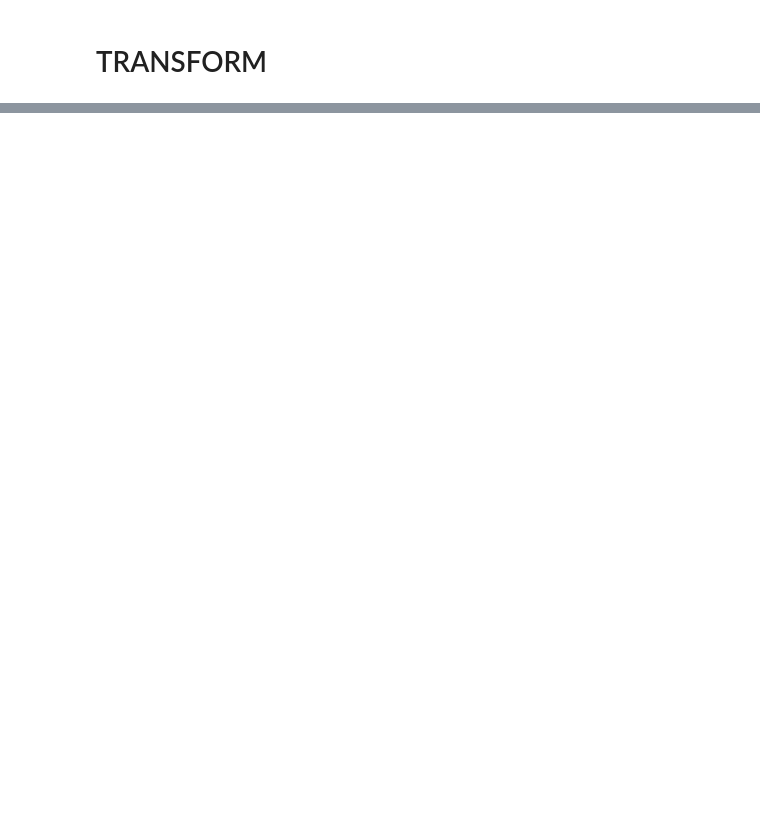
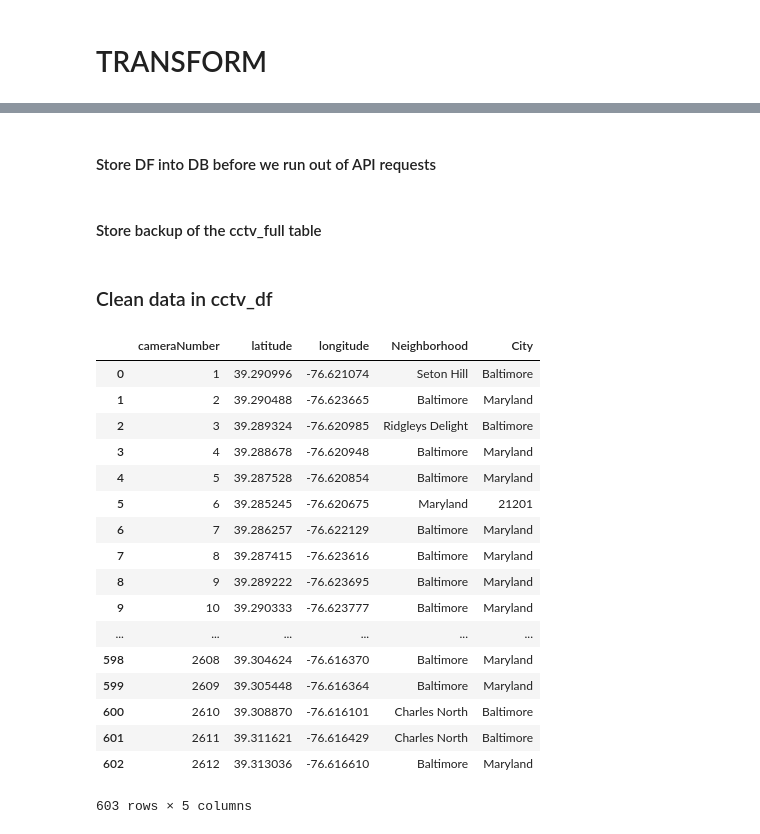
Before and after one commit to tduszyk/Baltimore_Crime, a Jupyter notebook: main.ipynb, the cells around one changed output, grey strips where cells are left out. Drawn from its saved outputs; the diff is of its cells as text; code cells hidden in the pictures; blank space fills up the shorter version.

```diff
--- a/main.ipynb
+++ b/main.ipynb
@@ -159,0 +121,2 @@ cctv_df
+# %%
+cctv_df[['Building','No.', 'Street', 'Neighborhood', 'City', 'State', 'Country', 'Other']] = cctv_df.address.str.split(',',expand=True,)
@@ -159,0 +132,2 @@ cctv_df
+# %% [markdown]
+#### Store DF into DB before we run out of API requests
@@ -159,0 +141,2 @@ cctv_df
+# %% [markdown]
+#### Store backup of the cctv_full table
@@ -159,0 +145,23 @@ cctv_df
+# %% [markdown]
+### Clean data in cctv_df
+# %%
+cctv_df.drop(columns=['cameraLocation', 'cameraProject', 'Location 1', 'address', 'Building', 'No.', 'Street', 'State', 'Country', 'Other'])
+# %% [output]
+|  | cameraNumber | latitude | longitude | Neighborhood | City |
+| 0 | 1 | 39.290996 | -76.621074 | Seton Hill | Baltimore |
+| 1 | 2 | 39.290488 | -76.623665 | Baltimore | Maryland |
+| 2 | 3 | 39.289324 | -76.620985 | Ridgleys Delight | Baltimore |
+| 3 | 4 | 39.288678 | -76.620948 | Baltimore | Maryland |
+| 4 | 5 | 39.287528 | -76.620854 | Baltimore | Maryland |
+| 5 | 6 | 39.285245 | -76.620675 | Maryland | 21201 |
+| 6 | 7 | 39.286257 | -76.622129 | Baltimore | Maryland |
+| 7 | 8 | 39.287415 | -76.623616 | Baltimore | Maryland |
+| 8 | 9 | 39.289222 | -76.623695 | Baltimore | Maryland |
+| 9 | 10 | 39.290333 | -76.623777 | Baltimore | Maryland |
+| ... | ... | ... | ... | ... | ... |
+| 598 | 2608 | 39.304624 | -76.616370 | Baltimore | Maryland |
+| 599 | 2609 | 39.305448 | -76.616364 | Baltimore | Maryland |
+| 600 | 2610 | 39.308870 | -76.616101 | Charles North | Baltimore |
+| 601 | 2611 | 39.311621 | -76.616429 | Charles North | Baltimore |
+| 602 | 2612 | 39.313036 | -76.616610 | Baltimore | Maryland |
+603 rows × 5 columns
```
Also changed, not shown: parts of 25 cells of this notebook.
